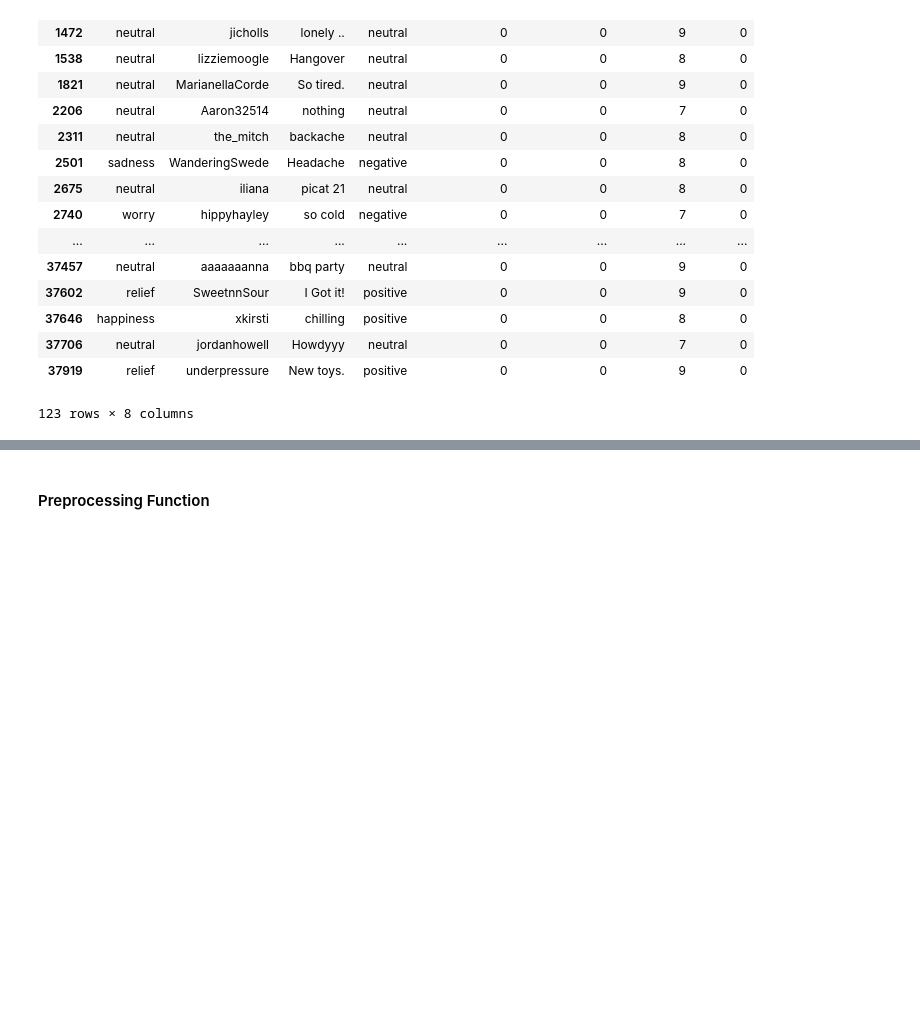
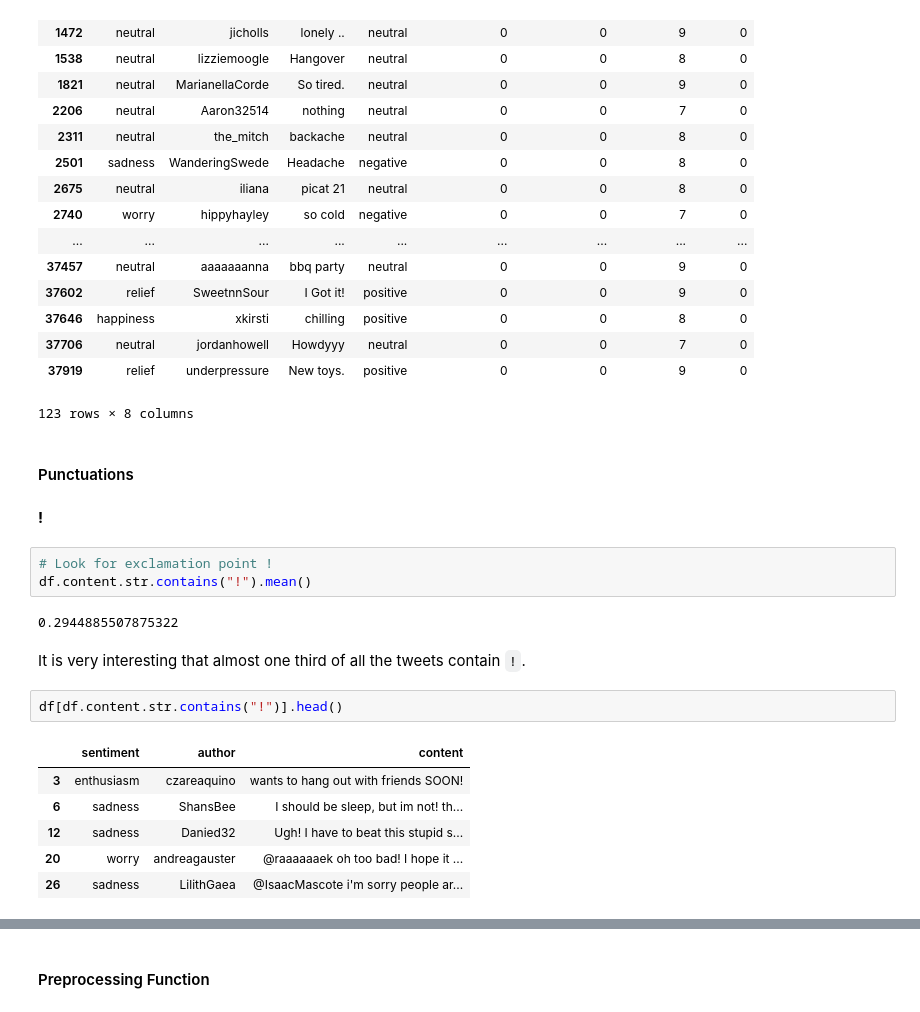
Before and after one commit to kaymal/twitter-emotions, a Jupyter notebook: data-preparation.ipynb, the cells around one changed output, grey strips where cells are left out. Cells and saved outputs as stored; diff of their text form; blank space fills up the shorter version.

Commit message:
Add punctuation analysis

```diff
--- a/data-preparation.ipynb
+++ b/data-preparation.ipynb
@@ -606,3 +629,23 @@ df[df.content.str.replace(r'http[^\s]+', 'HTTP').str.len()<10]
 | 37706 | neutral | jordanhowell | Howdyyy | neutral | 0 | 0 | 7 | 0 |
 | 37919 | relief | underpressure | New toys. | positive | 0 | 0 | 9 | 0 |
 123 rows × 8 columns
+# %% [markdown]
+#### Punctuations
+# %% [markdown]
+**!**
+# %%
+# Look for exclamation point !
+df.content.str.contains("!").mean()
+# %% [output]
+0.2944885507875322
+# %% [markdown]
+It is very interesting that almost one third of all the tweets contain `!`.
+# %%
+df[df.content.str.contains("!")].head()
+# %% [output]
+|  | sentiment | author | content |
+| 3 | enthusiasm | czareaquino | wants to hang out with friends SOON! |
+| 6 | sadness | ShansBee | I should be sleep, but im not! th... |
+| 12 | sadness | Danied32 | Ugh! I have to beat this stupid s... |
+| 20 | worry | andreagauster | @raaaaaaek oh too bad! I hope it ... |
+| 26 | sadness | LilithGaea | @IsaacMascote i'm sorry people ar... |
```
Also changed, not shown: parts of 28 cells of this notebook.
